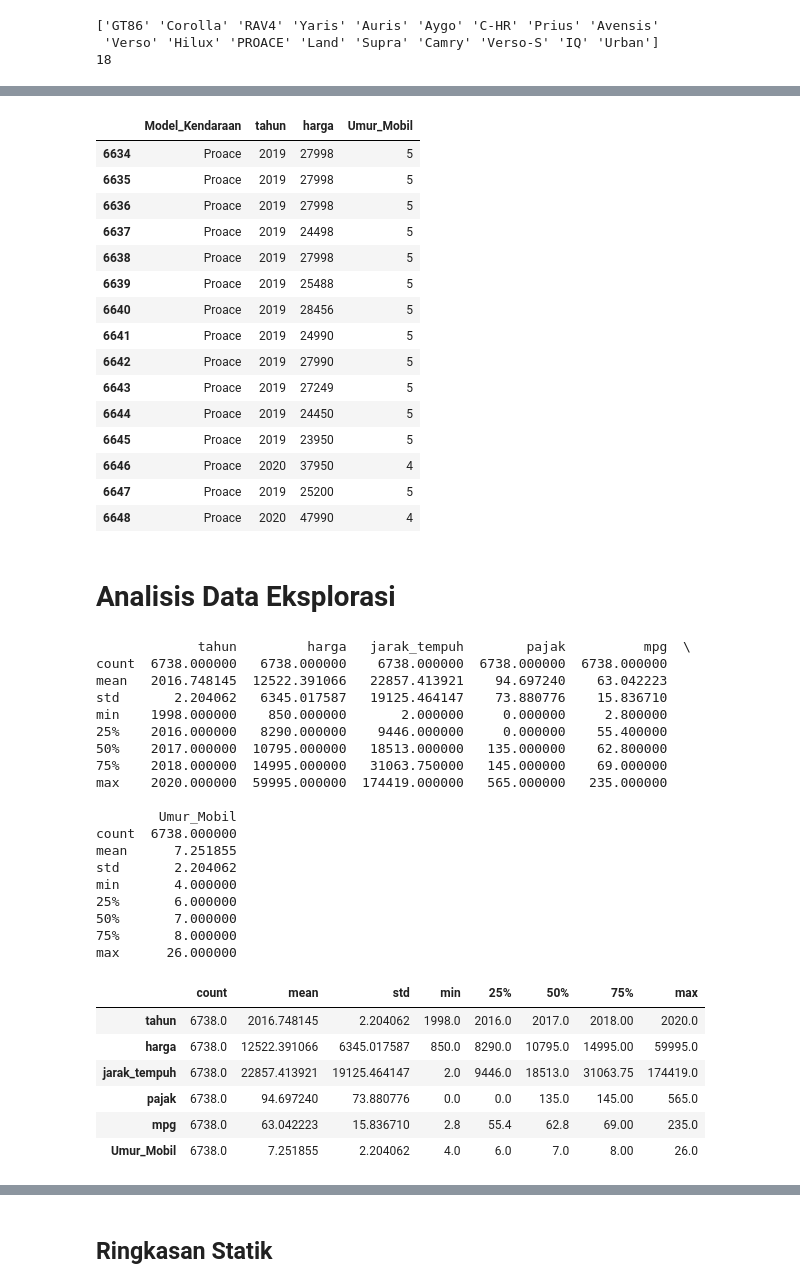
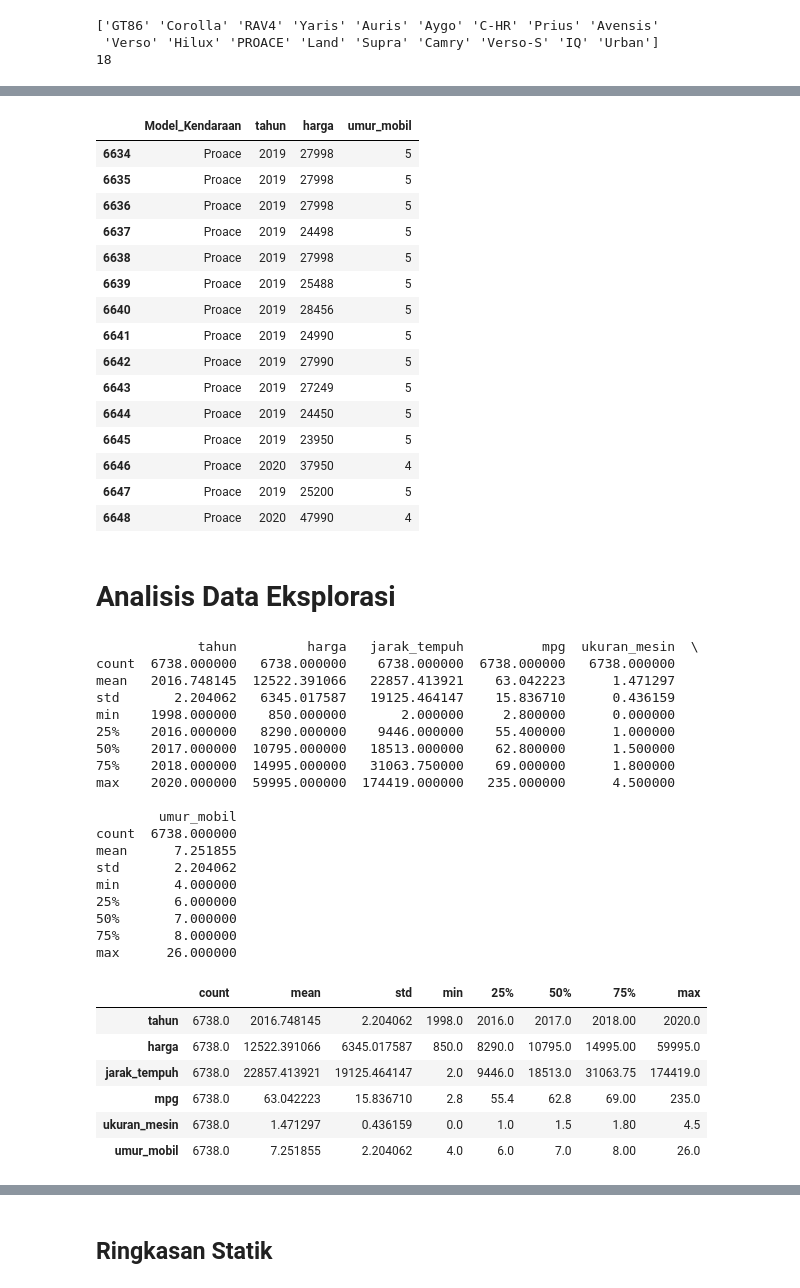
Before and after one commit to Tayoikoo/research-toyota-algo-ds, a Jupyter notebook: project_toyota.ipynb, the cells around one changed output, grey strips where cells are left out. Cells and saved outputs as stored; diff of their text form; code cells hidden in the pictures.

```diff
--- a/project_toyota.ipynb
+++ b/project_toyota.ipynb
@@ -74,8 +96,8 @@ dtype: int64
 # %% [markdown]
 # Data preparation - Pengurangan Data
 # %%
-# menghapus ukuran_mesin dari data
-data = data.drop(['ukuran_mesin'], axis=1)
+# menghapus pajak dari data
+data = data.drop(['pajak'], axis=1)
 data.info()
 # %% [output]
 <class 'pandas.core.frame.DataFrame'>
@@ -100,6 +122,6 @@ memory usage: 421.3+ KB
 from datetime import date
 # tambah tabel umur mobil
 date.today().year
-data['Umur_Mobil']=date.today().year-data['tahun']
+data['umur_mobil']=date.today().year-data['tahun']
 data.head()
 # %% [output]
@@ -145,14 +167,14 @@ data[data.Model_Kendaraan.str.contains('|'.join(searchfor))].head(5)
 # %%
 # cek info data
 # data.info()
 
 # Mengganti PROACE VERSO ke nama Model yang benar
 data['Model_Kendaraan'].replace({"PROACE" : "Proace"}, inplace=True)
 
-new_data = data[['Model_Kendaraan','tahun','harga','Umur_Mobil']]
+new_data = data[['Model_Kendaraan','tahun','harga','umur_mobil']]
 new_data[new_data['Model_Kendaraan'].str.contains('Proace')]
 # %% [output]
-|  | Model_Kendaraan | tahun | harga | Umur_Mobil |
+|  | Model_Kendaraan | tahun | harga | umur_mobil |
 | 6634 | Proace | 2019 | 27998 | 5 |
 | 6635 | Proace | 2019 | 27998 | 5 |
 | 6636 | Proace | 2019 | 27998 | 5 |
@@ -174,17 +196,17 @@ new_data[new_data['Model_Kendaraan'].str.contains('Proace')]
 # Analsis data
 print(data.describe())
 # %% [output]
-             tahun         harga   jarak_tempuh        pajak          mpg  \
-count  6738.000000   6738.000000    6738.000000  6738.000000  6738.000000
-mean   2016.748145  12522.391066   22857.413921    94.697240    63.042223
-std       2.204062   6345.017587   19125.464147    73.880776    15.836710
-min    1998.000000    850.000000       2.000000     0.000000     2.800000
-25%    2016.000000   8290.000000    9446.000000     0.000000    55.400000
-50%    2017.000000  10795.000000   18513.000000   135.000000    62.800000
-75%    2018.000000  14995.000000   31063.750000   145.000000    69.000000
-max    2020.000000  59995.000000  174419.000000   565.000000   235.000000
+             tahun         harga   jarak_tempuh          mpg  ukuran_mesin  \
+count  6738.000000   6738.000000    6738.000000  6738.000000   6738.000000
+mean   2016.748145  12522.391066   22857.413921    63.042223      1.471297
+std       2.204062   6345.017587   19125.464147    15.836710      0.436159
+min    1998.000000    850.000000       2.000000     2.800000      0.000000
+25%    2016.000000   8290.000000    9446.000000    55.400000      1.000000
+50%    2017.000000  10795.000000   18513.000000    62.800000      1.500000
+75%    2018.000000  14995.000000   31063.750000    69.000000      1.800000
+max    2020.000000  59995.000000  174419.000000   235.000000      4.500000
 
-        Umur_Mobil
+        umur_mobil
 count  6738.000000
 mean      7.251855
 std       2.204062
@@ -201,9 +223,9 @@ data.describe().T
 | tahun | 6738.0 | 2016.748145 | 2.204062 | 1998.0 | 2016.0 | 2017.0 | 2018.00 | 2020.0 |
 | harga | 6738.0 | 12522.391066 | 6345.017587 | 850.0 | 8290.0 | 10795.0 | 14995.00 | 59995.0 |
 | jarak_tempuh | 6738.0 | 22857.413921 | 19125.464147 | 2.0 | 9446.0 | 18513.0 | 31063.75 | 174419.0 |
-| pajak | 6738.0 | 94.697240 | 73.880776 | 0.0 | 0.0 | 135.0 | 145.00 | 565.0 |
 | mpg | 6738.0 | 63.042223 | 15.836710 | 2.8 | 55.4 | 62.8 | 69.00 | 235.0 |
-| Umur_Mobil | 6738.0 | 7.251855 | 2.204062 | 4.0 | 6.0 | 7.0 | 8.00 | 26.0 |
+| ukuran_mesin | 6738.0 | 1.471297 | 0.436159 | 0.0 | 1.0 | 1.5 | 1.80 | 4.5 |
+| umur_mobil | 6738.0 | 7.251855 | 2.204062 | 4.0 | 6.0 | 7.0 | 8.00 | 26.0 |
 # %%
 # Tampil semua data object include all
 data.describe(include='all').T
```
Also changed, not shown: parts of 16 cells of this notebook.
